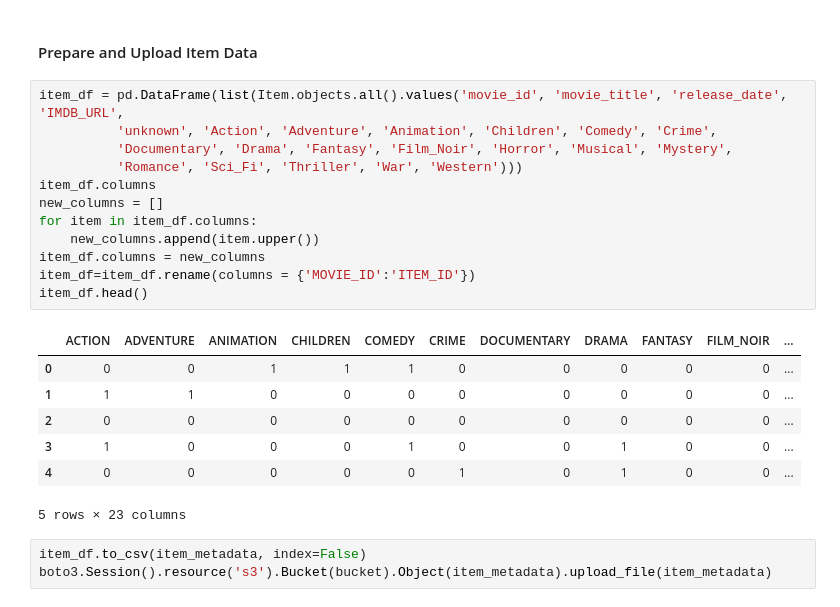
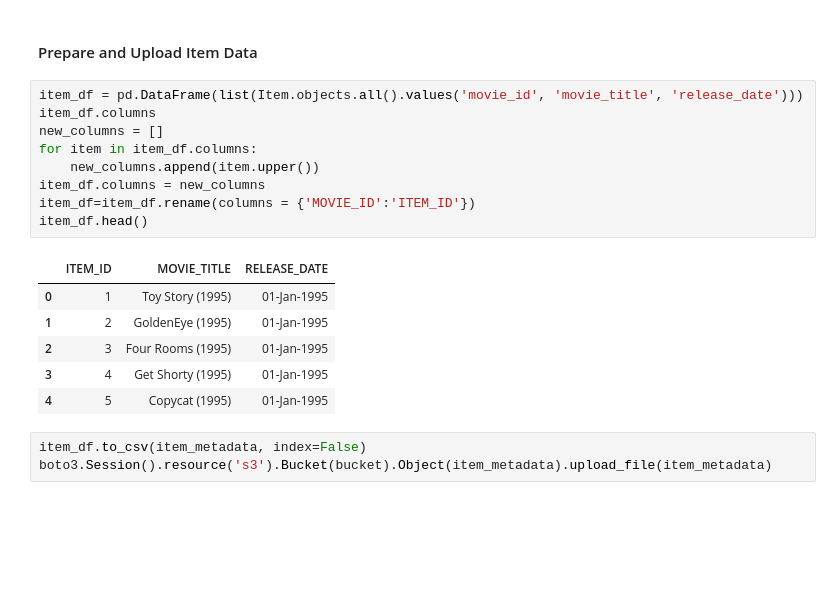
Before and after one commit to chrisking/personalens, a Jupyter notebook: Personalize_Sample_With_DB.ipynb, the cells around one changed output. Saved outputs shown, nothing was run; the diff lists cells and outputs as text; blank space fills up the shorter version.

```diff
--- a/Personalize_Sample_With_DB.ipynb
+++ b/Personalize_Sample_With_DB.ipynb
@@ -75,25 +91,21 @@ boto3.Session().resource('s3').Bucket(bucket).Object(user_metadata).upload_file(
 # %% [markdown]
 #### Prepare and Upload Item Data
 # %%
-item_df = pd.DataFrame(list(Item.objects.all().values('movie_id', 'movie_title', 'release_date', 'IMDB_URL',
-          'unknown', 'Action', 'Adventure', 'Animation', 'Children', 'Comedy', 'Crime',
-          'Documentary', 'Drama', 'Fantasy', 'Film_Noir', 'Horror', 'Musical', 'Mystery',
-          'Romance', 'Sci_Fi', 'Thriller', 'War', 'Western')))
+item_df = pd.DataFrame(list(Item.objects.all().values('movie_id', 'movie_title', 'release_date')))
 item_df.columns
 new_columns = []
 for item in item_df.columns:
     new_columns.append(item.upper())
 item_df.columns = new_columns
 item_df=item_df.rename(columns = {'MOVIE_ID':'ITEM_ID'})
 item_df.head()
 # %% [output]
-|  | ACTION | ADVENTURE | ANIMATION | CHILDREN | COMEDY | CRIME | DOCUMENTARY | DRAMA | FANTASY | FILM_NOIR | ... |
-| 0 | 0 | 0 | 1 | 1 | 1 | 0 | 0 | 0 | 0 | 0 | ... |
-| 1 | 1 | 1 | 0 | 0 | 0 | 0 | 0 | 0 | 0 | 0 | ... |
-| 2 | 0 | 0 | 0 | 0 | 0 | 0 | 0 | 0 | 0 | 0 | ... |
-| 3 | 1 | 0 | 0 | 0 | 1 | 0 | 0 | 1 | 0 | 0 | ... |
-| 4 | 0 | 0 | 0 | 0 | 0 | 1 | 0 | 1 | 0 | 0 | ... |
+|  | ITEM_ID | MOVIE_TITLE | RELEASE_DATE |
+| 0 | 1 | Toy Story (1995) | 01-Jan-1995 |
+| 1 | 2 | GoldenEye (1995) | 01-Jan-1995 |
+| 2 | 3 | Four Rooms (1995) | 01-Jan-1995 |
+| 3 | 4 | Get Shorty (1995) | 01-Jan-1995 |
+| 4 | 5 | Copycat (1995) | 01-Jan-1995 |
-5 rows × 23 columns
 # %%
 item_df.to_csv(item_metadata, index=False)
 boto3.Session().resource('s3').Bucket(bucket).Object(item_metadata).upload_file(item_metadata)
```
Also changed, not shown: parts of 31 cells of this notebook, 3 other files.
